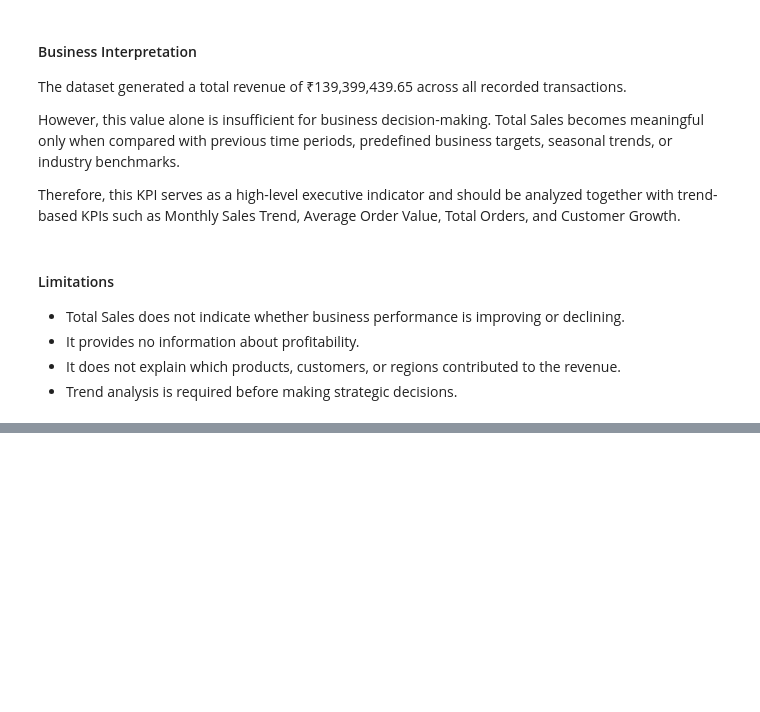
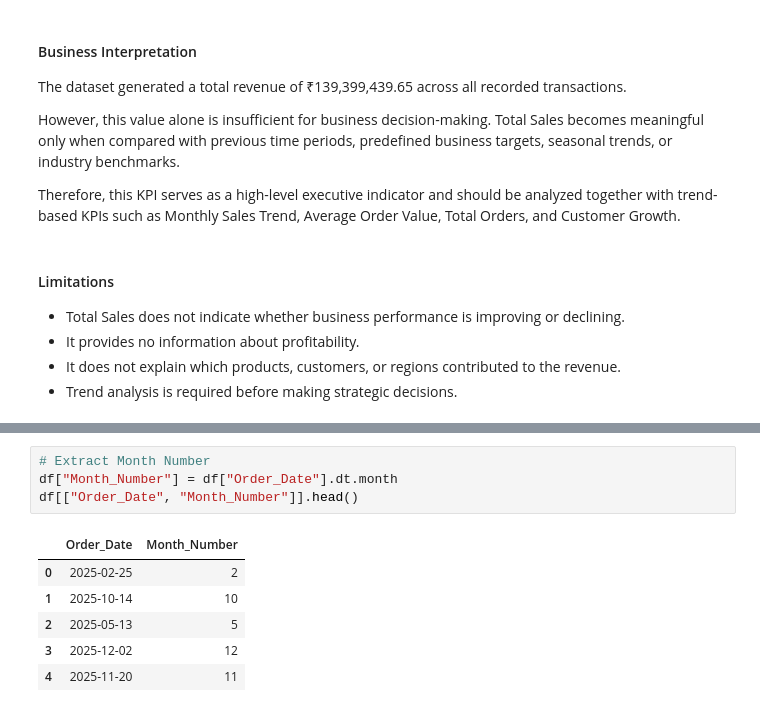
Before and after one commit to Sunita-lab/ApexPlanet-Internship-Ecommerce-Customer-Analytics, a Jupyter notebook: task 03 - BI dashboard/notebooks/task_03_business_intelligence_dashboard.ipynb, the cells around one changed output, grey strips where cells are left out. Cells and saved outputs as stored; diff of their text form; blank space fills up the shorter version.

```diff
--- a/task 03 - BI dashboard/notebooks/task_03_business_intelligence_dashboard.ipynb
+++ b/task 03 - BI dashboard/notebooks/task_03_business_intelligence_dashboard.ipynb
@@ -282,0 +323,11 @@ Therefore, this KPI serves as a high-level executive indicator and should be ana
+# %%
+# Extract Month Number
+df["Month_Number"] = df["Order_Date"].dt.month
+df[["Order_Date", "Month_Number"]].head()
+# %% [output]
+|  | Order_Date | Month_Number |
+| 0 | 2025-02-25 | 2 |
+| 1 | 2025-10-14 | 10 |
+| 2 | 2025-05-13 | 5 |
+| 3 | 2025-12-02 | 12 |
+| 4 | 2025-11-20 | 11 |
```
Also changed, not shown: parts of 29 cells of this notebook.
